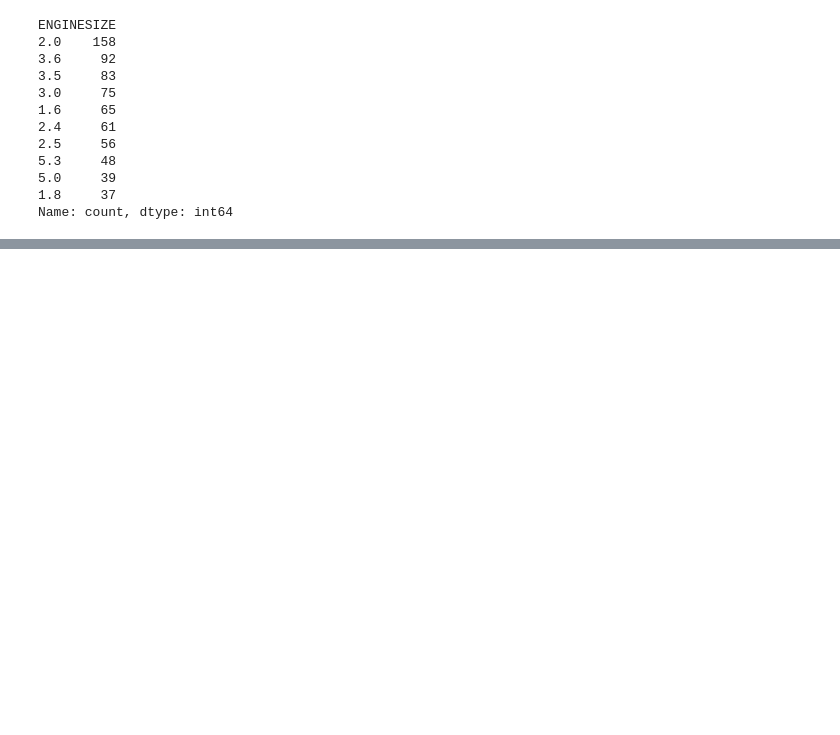
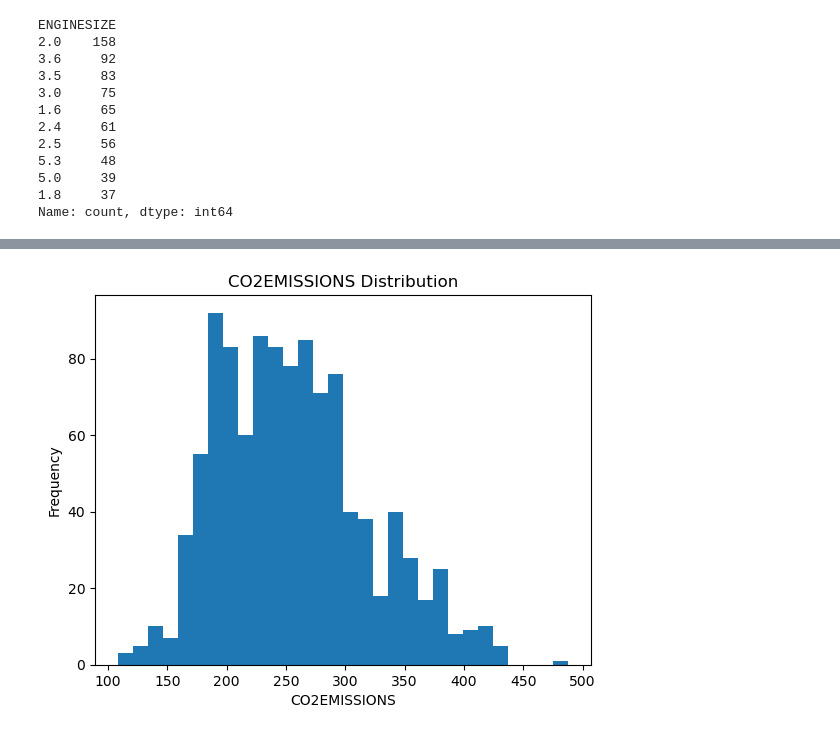
Before and after one commit to aliowx/end-to-end-ml-pipeline, a Jupyter notebook: notebook/01_fuel_consumption_eda.ipynb, the cells around one changed output, grey strips where cells are left out. Saved outputs shown, nothing was run; the diff lists cells and outputs as text; code cells hidden in the pictures; blank space fills up the shorter version.

```diff
--- a/notebook/01_fuel_consumption_eda.ipynb
+++ b/notebook/01_fuel_consumption_eda.ipynb
@@ -65,0 +77,8 @@ plt.show()
+# %%
+plt.hist(df["CO2EMISSIONS"],bins=30)
+plt.xlabel("CO2EMISSIONS")
+plt.ylabel("Frequency")
+plt.title("CO2EMISSIONS Distribution")
+plt.show()
+# %% [output]
+[figure, added]
```
Also changed, not shown: parts of 8 cells of this notebook.
